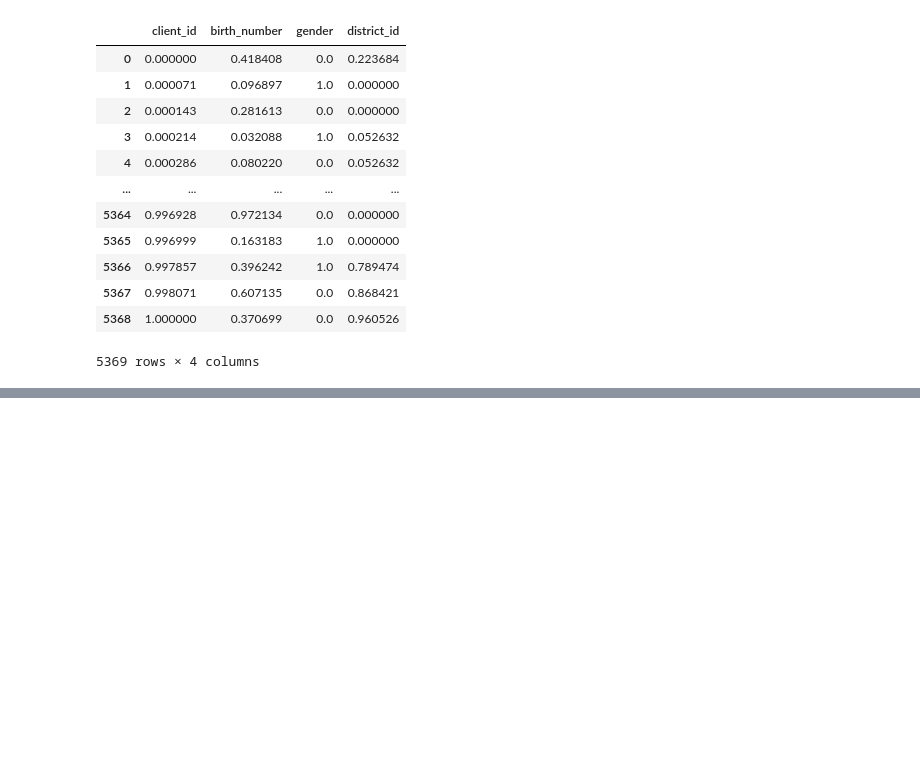
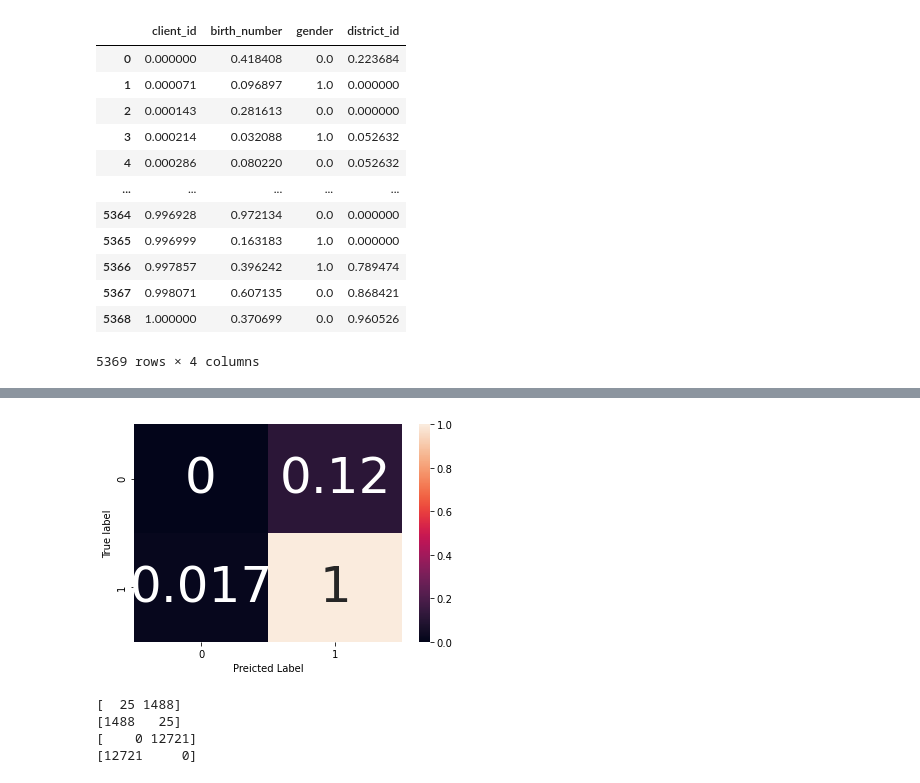
Before and after one commit to biam05/ac-feup, a Jupyter notebook: jupyters/hugo/final.ipynb, the cells around one changed output, grey strips where cells are left out. Saved outputs shown, nothing was run; the diff lists cells and outputs as text; code cells hidden in the pictures; blank space fills up the shorter version.

```diff
--- a/jupyters/hugo/final.ipynb
+++ b/jupyters/hugo/final.ipynb
@@ -147,0 +273,6 @@ def full_normalization(df):
+# %%
+from sklearn.linear_model import LogisticRegression
+
+### Training the model
+log_reg = LogisticRegression(random_state=10,solver='lbfgs',max_iter=200).fit(X_train,y_train)
+log_reg
@@ -147,0 +288,14 @@ def full_normalization(df):
+# %%
+
+### Predicting the class labels
+y_pred = log_reg.predict(X_train)
+
+### Probability estimations
+pred_probabilities = log_reg.predict_proba(X_train)
+
+### Coeficient
+log_reg.coef_
+
+print(y_pred)
+print(pred_probabilities)
+print(log_reg.coef_)
@@ -147,0 +345,43 @@ def full_normalization(df):
+# %%
+import matplotlib.pyplot as plt
+
+def plot_confusion_matrix(cm,classes=None,title='COnfusion Matrix'):
+    if classes is not None:
+        sns.heatmap(cm,xticklabels=classes,yticklabels=classes,vmin=0,vmax=1,annot=True,annot_kws={'size':50})
+    else:
+        sns.heatmap(cm,vmin=0,vmax=1)
+
+    plt.title=title
+    plt.ylabel('True label')
+    plt.xlabel('Predicted Label')
+# %%
+from sklearn.metrics import confusion_matrix
+### Visualize confusion matrix
+cm = confusion_matrix(y_train,y_pred)
+cm
+
+cm_norm = cm / cm.sum(axis=1)
+
+cm_norm
+
+plot_confusion_matrix(cm_norm,classes=log_reg.classes_)
+# %% [output]
+[figure, added]
+# %%
+import numpy as np
+### analysis
+
+fp = cm.sum(axis=0) - np.diag(cm)
+fn = cm.sum(axis=1) - np.diag(cm)
+tp = np.diag(cm)
+tn = cm.sum() - (fp + fn + tp)
+
+print(fp)
+print(fn)
+print(tp)
+print(tn)
+# %% [output]
+[  25 1488]
+[1488   25]
+[    0 12721]
+[12721     0]
```
Also changed, not shown: parts of 13 cells of this notebook.
